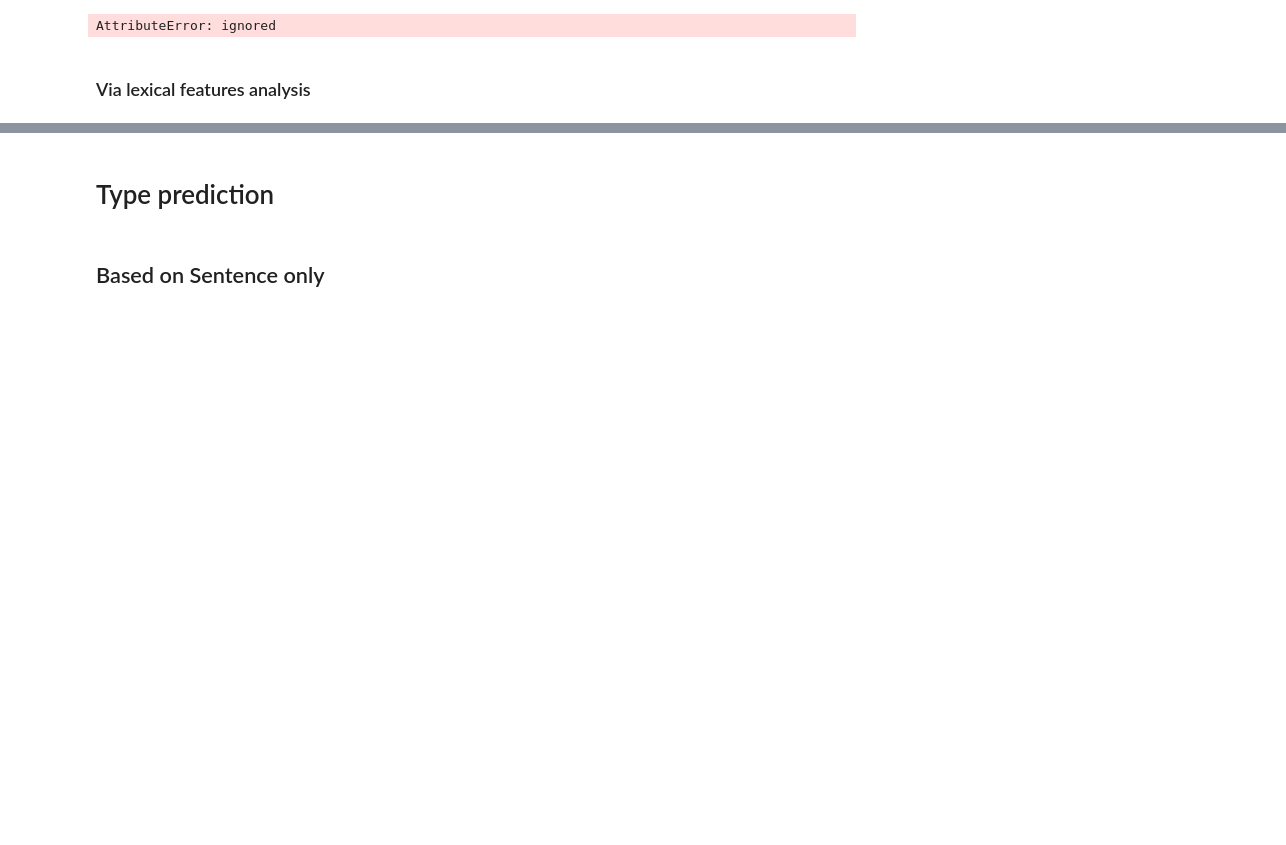
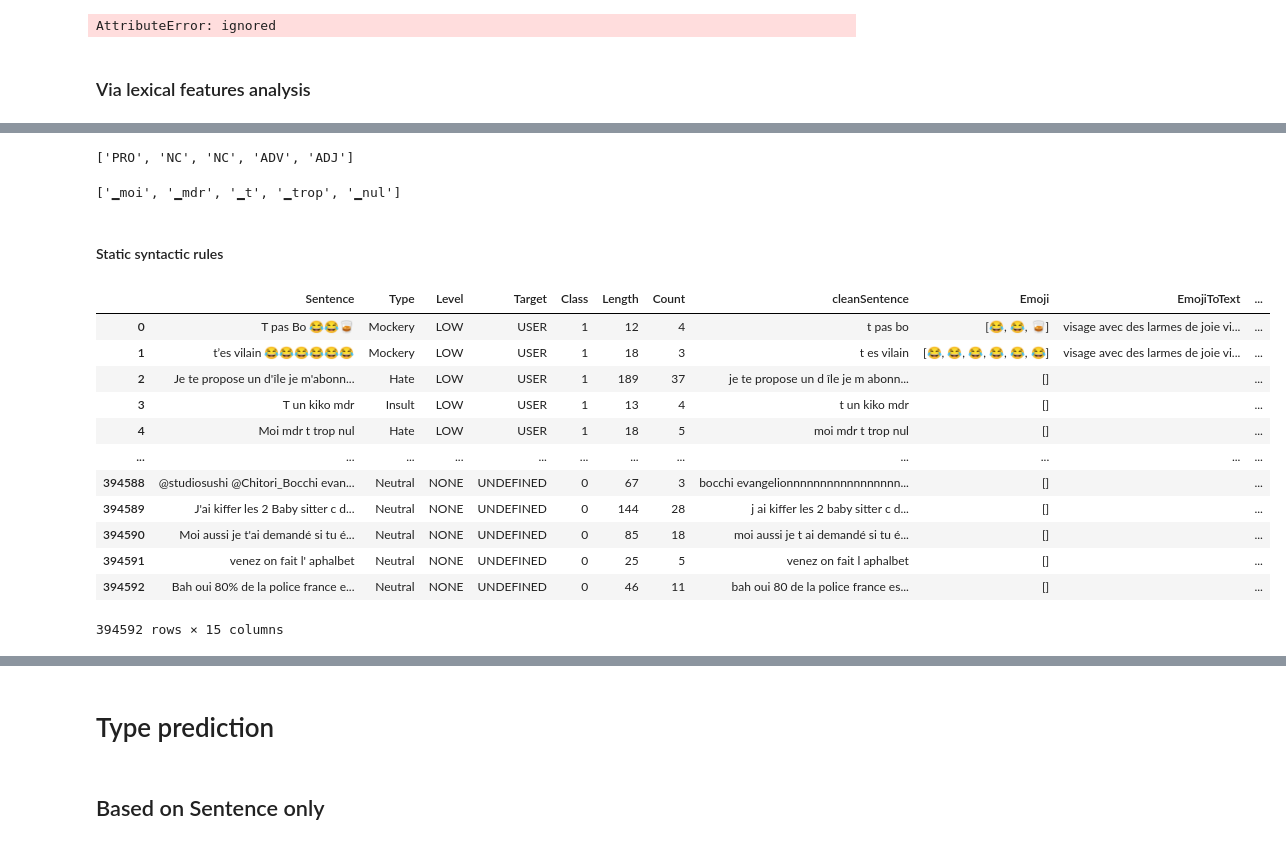
Before and after one commit to d-roland/toxicityDetection, a Jupyter notebook: CS224n_Toxicity_Detection.ipynb, the cells around one changed output, grey strips where cells are left out. Saved outputs shown, nothing was run; the diff lists cells and outputs as text; code cells hidden in the pictures; blank space fills up the shorter version.

```diff
--- a/CS224n_Toxicity_Detection.ipynb
+++ b/CS224n_Toxicity_Detection.ipynb
@@ -4193,5 +4222,14 @@ tags
 # %%
 final_tags = []
 for i in range(len(tags)):
-    final_tags.append(tags[i]['entity_group'])
+    final_tags.append(tags[i]['entity'])
 [camembert_tag_reduction(i) for i in final_tags]
+# %% [output]
+['PRO', 'NC', 'NC', 'ADV', 'ADJ']
+# %%
+final_tags = []
+for i in range(len(tags)):
+    final_tags.append(tags[i]['word'])
+[camembert_tag_reduction(i) for i in final_tags]
+# %% [output]
+['▁moi', '▁mdr', '▁t', '▁trop', '▁nul']
@@ -4197,0 +4247,24 @@ for i in range(len(tags)):
+# %% [markdown]
+#### Static syntactic rules
+# %%
+#Checking Target distribution per number of arobase
+
+def count_arobase(s):
+  return s.count('@')
+
+dataset['Arobase'] = dataset['Sentence'].apply(lambda x: x.count('@'))
+dataset
+# %% [output]
+|  | Sentence | Type | Level | Target | Class | Length | Count | cleanSentence | Emoji | EmojiToText | ... |
+| 0 | T pas Bo 😂😂🥃 | Mockery | LOW | USER | 1 | 12 | 4 | t pas bo | [😂, 😂, 🥃] | visage avec des larmes de joie vi... | ... |
+| 1 | t’es vilain 😂😂😂😂😂😂 | Mockery | LOW | USER | 1 | 18 | 3 | t es vilain | [😂, 😂, 😂, 😂, 😂, 😂] | visage avec des larmes de joie vi... | ... |
+| 2 | Je te propose un d'île je m'abonn... | Hate | LOW | USER | 1 | 189 | 37 | je te propose un d île je m abonn... | [] |  | ... |
+| 3 | T un kiko mdr | Insult | LOW | USER | 1 | 13 | 4 | t un kiko mdr | [] |  | ... |
+| 4 | Moi mdr t trop nul | Hate | LOW | USER | 1 | 18 | 5 | moi mdr t trop nul | [] |  | ... |
+| ... | ... | ... | ... | ... | ... | ... | ... | ... | ... | ... | ... |
+| 394588 | @studiosushi @Chitori_Bocchi evan... | Neutral | NONE | UNDEFINED | 0 | 67 | 3 | bocchi evangelionnnnnnnnnnnnnnnnn... | [] |  | ... |
+| 394589 | J'ai kiffer les 2 Baby sitter c d... | Neutral | NONE | UNDEFINED | 0 | 144 | 28 | j ai kiffer les 2 baby sitter c d... | [] |  | ... |
+| 394590 | Moi aussi je t'ai demandé si tu é... | Neutral | NONE | UNDEFINED | 0 | 85 | 18 | moi aussi je t ai demandé si tu é... | [] |  | ... |
+| 394591 | venez on fait l' aphalbet | Neutral | NONE | UNDEFINED | 0 | 25 | 5 | venez on fait l aphalbet | [] |  | ... |
+| 394592 | Bah oui 80% de la police france e... | Neutral | NONE | UNDEFINED | 0 | 46 | 11 | bah oui 80 de la police france es... | [] |  | ... |
+394592 rows × 15 columns
```
Also changed, not shown: parts of 14 cells of this notebook.
